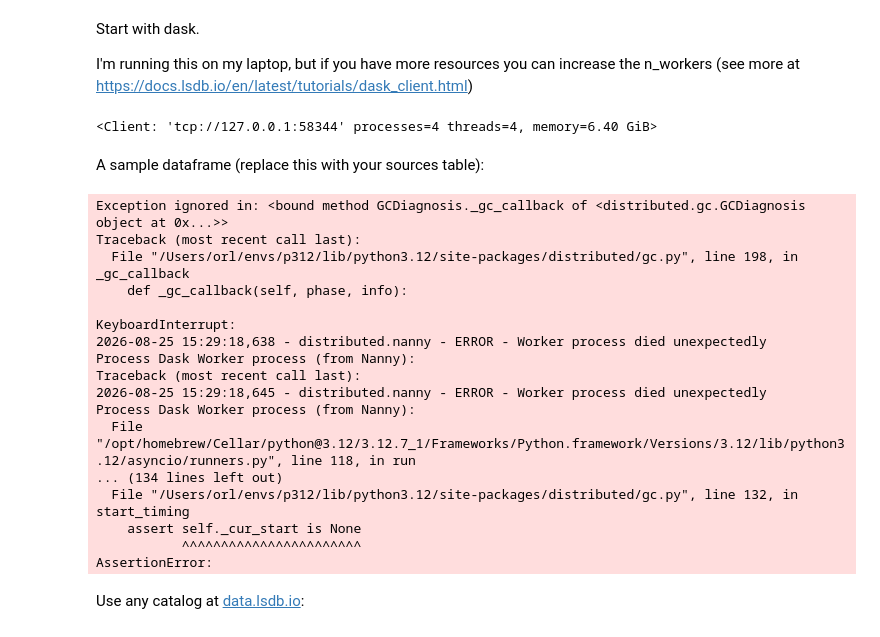
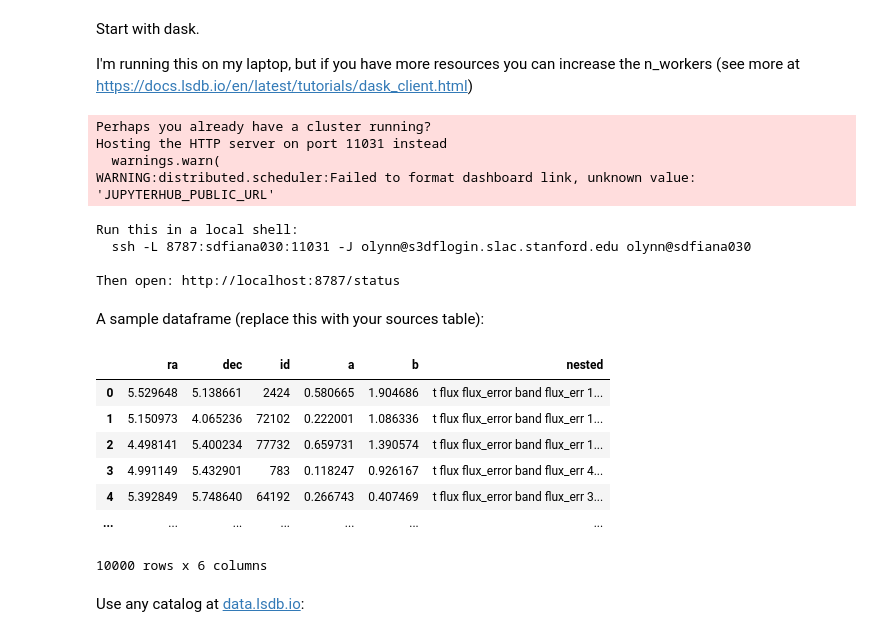
Before and after one commit to olivialynn/lf-2026, a Jupyter notebook: 3.Catalyst/dataframe_xmatch.ipynb, the cells around one changed output. Drawn from its saved outputs; the diff is of its cells as text; code cells hidden in the pictures.

```diff
--- a/3.Catalyst/dataframe_xmatch.ipynb
+++ b/3.Catalyst/dataframe_xmatch.ipynb
@@ -2,10 +2,3 @@
 Start with dask.
 
 I'm running this on my laptop, but if you have more resources you can increase the n_workers (see more at https://docs.lsdb.io/en/latest/tutorials/dask_client.html)
-# %%
-from dask.distributed import Client
-
-client = Client(n_workers=4, threads_per_worker=1, memory_limit="auto")
-client
-# %% [output]
-<Client: 'tcp://127.0.0.1:58344' processes=4 threads=4, memory=6.40 GiB>
@@ -12,26 +10,49 @@ client
+# %%
+# Make a dask client; set up dashboard for slacd
+
+import os
+import socket
+from dask.distributed import Client
+
+client = Client(
+    n_workers=8,
+    # threads_per_worker=2,
+    memory_limit="40GB",
+)
+
+username = os.getenv("USER")
+current_compute_node = socket.gethostname()
+dashboard_port = client.scheduler_info()["services"]["dashboard"]
+
+print(f"Run this in a local shell:")
+print(
+    f"  ssh -L 8787:{current_compute_node}:{dashboard_port} -J {username}@s3dflogin.slac.stanford.edu {username}@{current_compute_node}"
+)
+print(f"\nThen open: http://localhost:8787/status")
+# %% [output]
+Perhaps you already have a cluster running?
+Hosting the HTTP server on port 11031 instead
+  warnings.warn(
+WARNING:distributed.scheduler:Failed to format dashboard link, unknown value: 'JUPYTERHUB_PUBLIC_URL'
+Run this in a local shell:
+  ssh -L 8787:sdfiana030:11031 -J olynn@s3dflogin.slac.stanford.edu olynn@sdfiana030
+
+Then open: http://localhost:8787/status
 # %% [markdown]
 A sample dataframe (replace this with your sources table):
 # %%
 from lsdb import generate_data
 from lsdb import ConeSearch
 
-gen_cat = generate_data(1_000_000, 1, search_region=ConeSearch(5, 5, 10))
+gen_cat = generate_data(10_000, 1, search_region=ConeSearch(5, 5, 1 * 3600))
 df = gen_cat.compute()
+df
 # %% [output]
+|  | ra | dec | id | a | b | nested |
+| 0 | 5.529648 | 5.138661 | 2424 | 0.580665 | 1.904686 | t flux flux_error band flux_err 1... |
+| 1 | 5.150973 | 4.065236 | 72102 | 0.222001 | 1.086336 | t flux flux_error band flux_err 1... |
+| 2 | 4.498141 | 5.400234 | 77732 | 0.659731 | 1.390574 | t flux flux_error band flux_err 1... |
+| 3 | 4.991149 | 5.432901 | 783 | 0.118247 | 0.926167 | t flux flux_error band flux_err 4... |
+| 4 | 5.392849 | 5.748640 | 64192 | 0.266743 | 0.407469 | t flux flux_error band flux_err 3... |
+| ... | ... | ... | ... | ... | ... | ... |
-Exception ignored in: <bound method GCDiagnosis._gc_callback of <distributed.gc.GCDiagnosis object at 0x...>>
-Traceback (most recent call last):
-  File "/Users/orl/envs/p312/lib/python3.12/site-packages/distributed/gc.py", line 198, in _gc_callback
-    def _gc_callback(self, phase, info):
-
-KeyboardInterrupt:
-2026-08-25 15:29:18,638 - distributed.nanny - ERROR - Worker process died unexpectedly
-Process Dask Worker process (from Nanny):
-Traceback (most recent call last):
-2026-08-25 15:29:18,645 - distributed.nanny - ERROR - Worker process died unexpectedly
-Process Dask Worker process (from Nanny):
-  File "/opt/homebrew/Cellar/python@3.12/3.12.7_1/Frameworks/Python.framework/Versions/3.12/lib/python3.12/asyncio/runners.py", line 118, in run
-... (134 lines left out)
-  File "/Users/orl/envs/p312/lib/python3.12/site-packages/distributed/gc.py", line 132, in start_timing
-    assert self._cur_start is None
-           ^^^^^^^^^^^^^^^^^^^^^^^
-AssertionError:
+10000 rows x 6 columns
```
Also changed, not shown: parts of 5 cells of this notebook, 2 other files.
